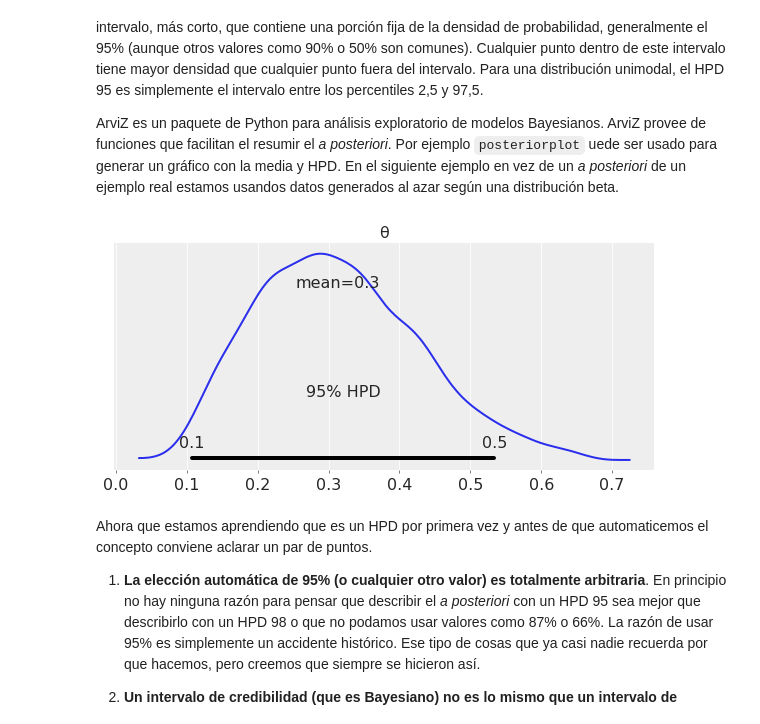
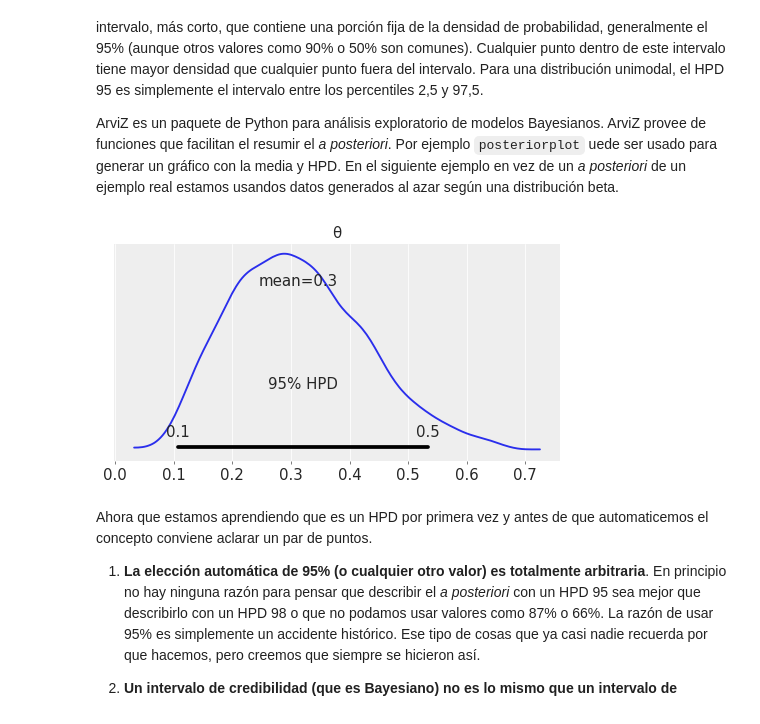
Before and after one commit to jmloyola/EBAD, a Jupyter notebook: 01_Teorema_de_Bayes_e_inferencia_estadística.ipynb, the cells around one changed output. Drawn from its saved outputs; the diff is of its cells as text; code cells hidden in the pictures.

```diff
--- a/01_Teorema_de_Bayes_e_inferencia_estadística.ipynb
+++ b/01_Teorema_de_Bayes_e_inferencia_estadística.ipynb
@@ -356,11 +459,10 @@ A la hora de comunicar los resultados de un análisis Bayesiano, lo más informa
 ArviZ es un paquete de Python para análisis exploratorio de modelos Bayesianos. ArviZ provee de funciones que facilitan el resumir el _a posteriori_. Por ejemplo `posteriorplot` uede ser usado para generar un gráfico con la media y HPD. En el siguiente ejemplo en vez de un _a posteriori_ de un ejemplo real estamos usandos datos generados al azar según una distribución beta.
 # %%
 np.random.seed(1)
-mock_posterior = pd.DataFrame({'θ':stats.beta.rvs(5, 11, size=1000)})
-
-az.posteriorplot(mock_posterior);
+mock_posterior = az.convert_to_xarray({'θ':stats.beta.rvs(5, 11, size=1000)}, chains=1)
+az.posteriorplot(mock_posterior, figsize=(8, 4), textsize=15);
 # %% [output]
-[figure, old version]
+[figure, new version]
 # %% [markdown]
 Ahora que estamos aprendiendo que es un HPD por primera vez y antes de que automaticemos el concepto conviene aclarar un par de puntos.
 
```
Also changed, not shown: parts of 14 cells of this notebook, 5 other files.
